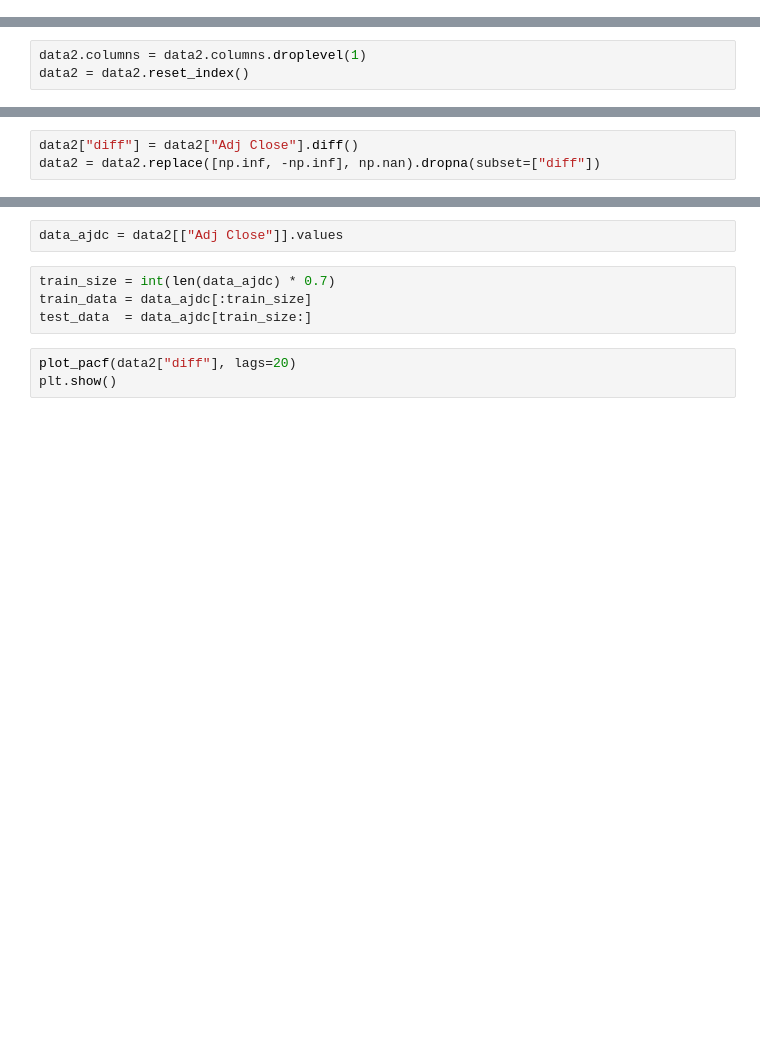
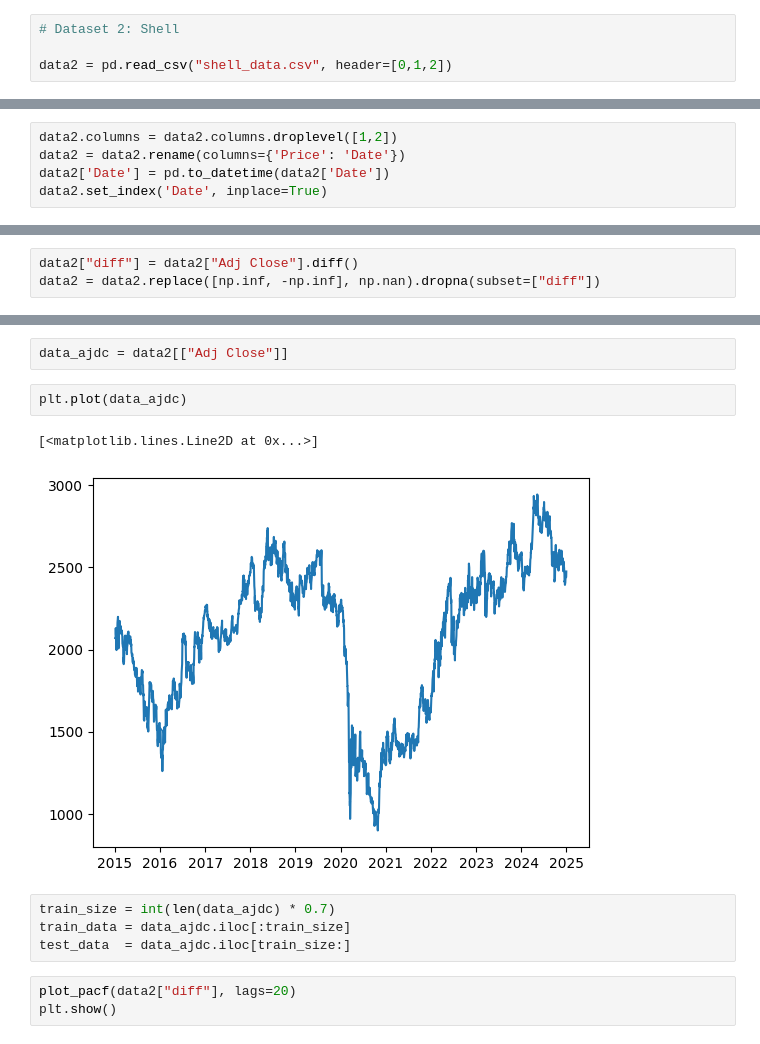
Before and after one commit to San0160/Stocks_Predection, a Jupyter notebook: Stocks.ipynb, the cells around one changed output, grey strips where cells are left out. Saved outputs shown, nothing was run; the diff lists cells and outputs as text; blank space fills up the shorter version.

Commit message:
ARIMA test + LSTM code on data 2 adn 3

```diff
--- a/Stocks.ipynb
+++ b/Stocks.ipynb
@@ -321,0 +322,4 @@ plt.legend()
+# %%
+# Dataset 2: Shell
+
+data2 = pd.read_csv("shell_data.csv", header=[0,1,2])
@@ -321,0 +344,5 @@ plt.legend()
+# %%
+data2.columns = data2.columns.droplevel([1,2])
+data2 = data2.rename(columns={'Price': 'Date'})
+data2['Date'] = pd.to_datetime(data2['Date'])
+data2.set_index('Date', inplace=True)
@@ -342,5 +385,2 @@ adfuller(data_diff)
-# %%
-data2.columns = data2.columns.droplevel(1)
-data2 = data2.reset_index()
 # %%
 data2.drop(["Close", "High", "Low", "Open", "Volume"], axis = 1, inplace = True)
@@ -386,10 +460,15 @@ ADF Statistic: -37.12002985968803
 p-value: 0.0
 # %%
-data_ajdc = data2[["Adj Close"]].values
+data_ajdc = data2[["Adj Close"]]
+# %%
+plt.plot(data_ajdc)
+# %% [output]
+[<matplotlib.lines.Line2D at 0x...>]
+[figure, added]
 # %%
 train_size = int(len(data_ajdc) * 0.7)
-train_data = data_ajdc[:train_size]
-test_data  = data_ajdc[train_size:]
+train_data = data_ajdc.iloc[:train_size]
+test_data  = data_ajdc.iloc[train_size:]
 # %%
 plot_pacf(data2["diff"], lags=20)
 plt.show()
```
Also changed, not shown: parts of 51 cells of this notebook, 2 other files.
